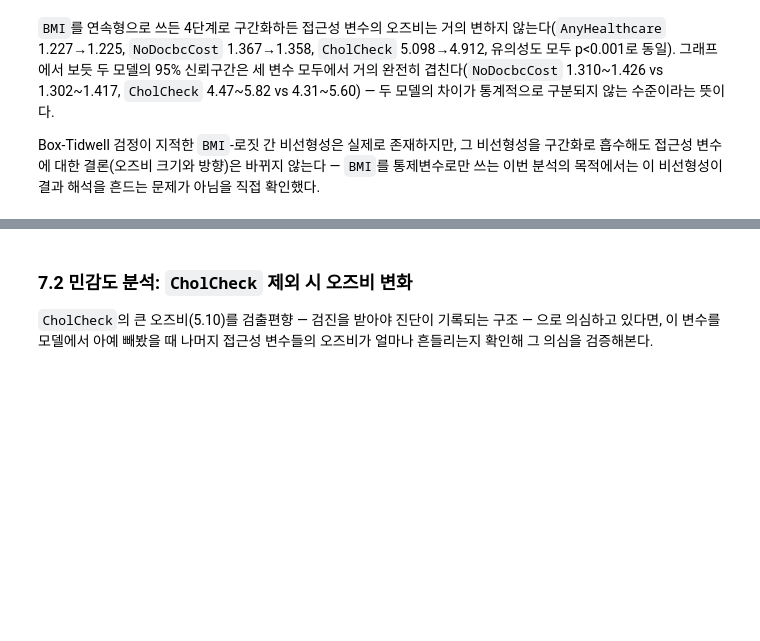
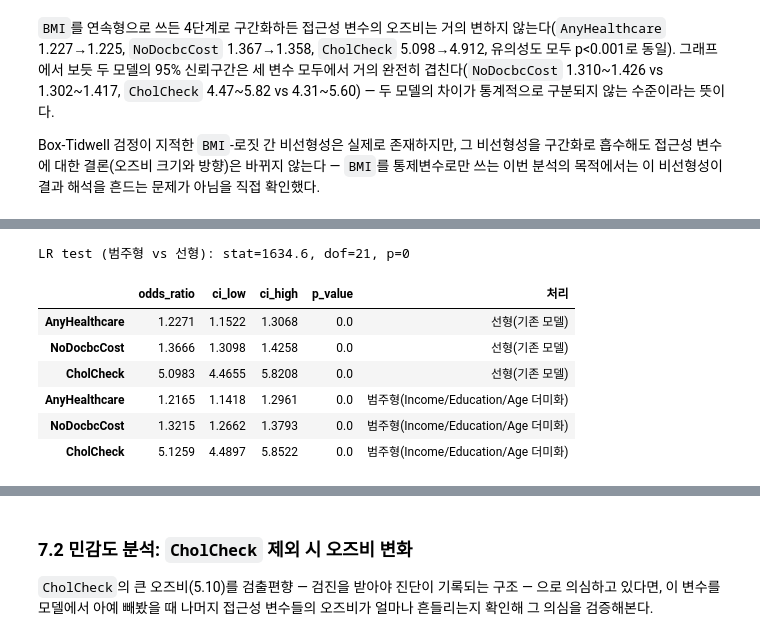
Before and after one commit to DaeHo238/1st_Project, a Jupyter notebook: notebooks/1.0-healthcare-access-analysis.ipynb, the cells around one changed output, grey strips where cells are left out. Saved outputs shown, nothing was run; the diff lists cells and outputs as text; code cells hidden in the pictures; blank space fills up the shorter version.

```diff
--- a/notebooks/1.0-healthcare-access-analysis.ipynb
+++ b/notebooks/1.0-healthcare-access-analysis.ipynb
@@ -613,0 +618,39 @@ Box-Tidwell 검정이 지적한 `BMI`-로짓 간 비선형성은 실제로 존
+# %%
+# Income/Education/Age를 선형항 대신 범주형(더미)으로 바꿔, 순서형 코드를 그대로 넣은 것이
+# 접근성 변수의 오즈비 결론에 영향을 주는지 확인
+from scipy.stats import chi2
+
+cat_model = smf.logit(
+    "Diabetes_binary ~ AnyHealthcare + NoDocbcCost + CholCheck + C(Income) + C(Education) + C(Age) + Sex + BMI",
+    data=df_eda
+).fit(disp=0)
+
+cat_ci = np.exp(cat_model.conf_int())
+cat_ci.columns = ["ci_low", "ci_high"]
+cat_or = pd.DataFrame({
+    "odds_ratio": np.exp(cat_model.params),
+    "ci_low": cat_ci["ci_low"],
+    "ci_high": cat_ci["ci_high"],
+    "p_value": cat_model.pvalues
+}).loc[access_vars]
+
+compare_linearity = pd.concat([
+    adj_or.loc[access_vars, ["odds_ratio", "ci_low", "ci_high", "p_value"]].assign(처리="선형(기존 모델)"),
+    cat_or.assign(처리="범주형(Income/Education/Age 더미화)")
+])
+
+# 우도비검정: 범주형 모델이 선형 모델보다 유의하게 더 잘 맞는지
+lr_stat = 2 * (cat_model.llf - adj_model.llf)
+lr_dof = cat_model.df_model - adj_model.df_model
+lr_p = chi2.sf(lr_stat, lr_dof)
+print(f"LR test (범주형 vs 선형): stat={lr_stat:.1f}, dof={lr_dof:.0f}, p={lr_p:.4g}")
+compare_linearity.round(4)
+# %% [output]
+LR test (범주형 vs 선형): stat=1634.6, dof=21, p=0
+|  | odds_ratio | ci_low | ci_high | p_value | 처리 |
+| AnyHealthcare | 1.2271 | 1.1522 | 1.3068 | 0.0 | 선형(기존 모델) |
+| NoDocbcCost | 1.3666 | 1.3098 | 1.4258 | 0.0 | 선형(기존 모델) |
+| CholCheck | 5.0983 | 4.4655 | 5.8208 | 0.0 | 선형(기존 모델) |
+| AnyHealthcare | 1.2165 | 1.1418 | 1.2961 | 0.0 | 범주형(Income/Education/Age 더미화) |
+| NoDocbcCost | 1.3215 | 1.2662 | 1.3793 | 0.0 | 범주형(Income/Education/Age 더미화) |
+| CholCheck | 5.1259 | 4.4897 | 5.8522 | 0.0 | 범주형(Income/Education/Age 더미화) |
```
Also changed, not shown: parts of 5 cells of this notebook, 2 other files.
